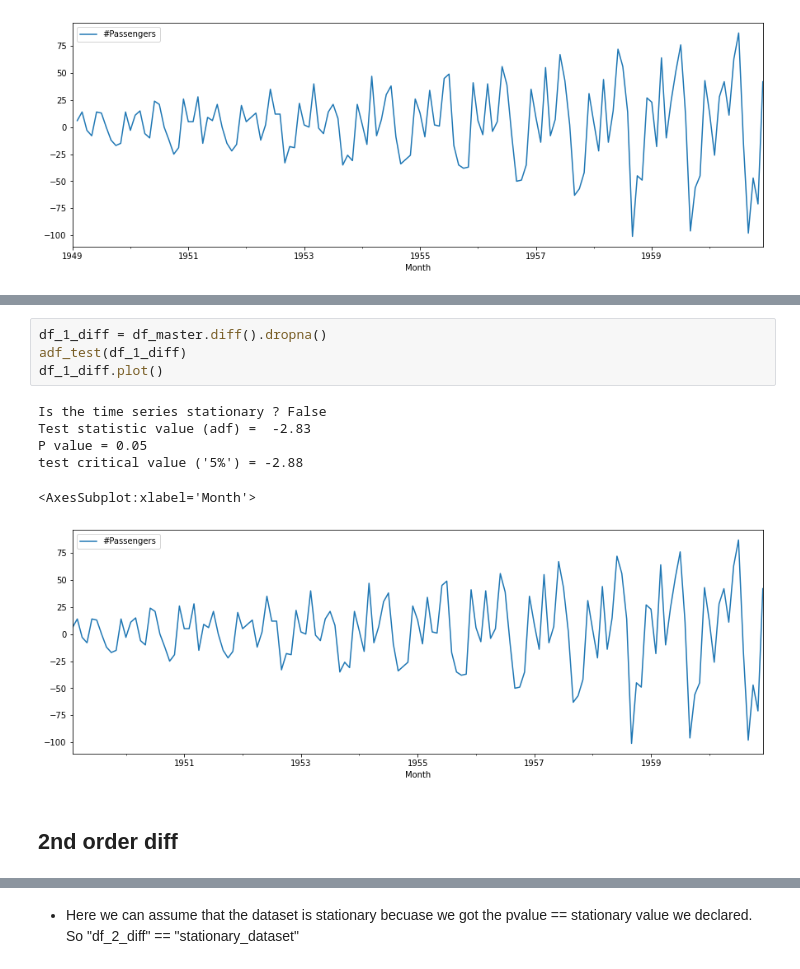
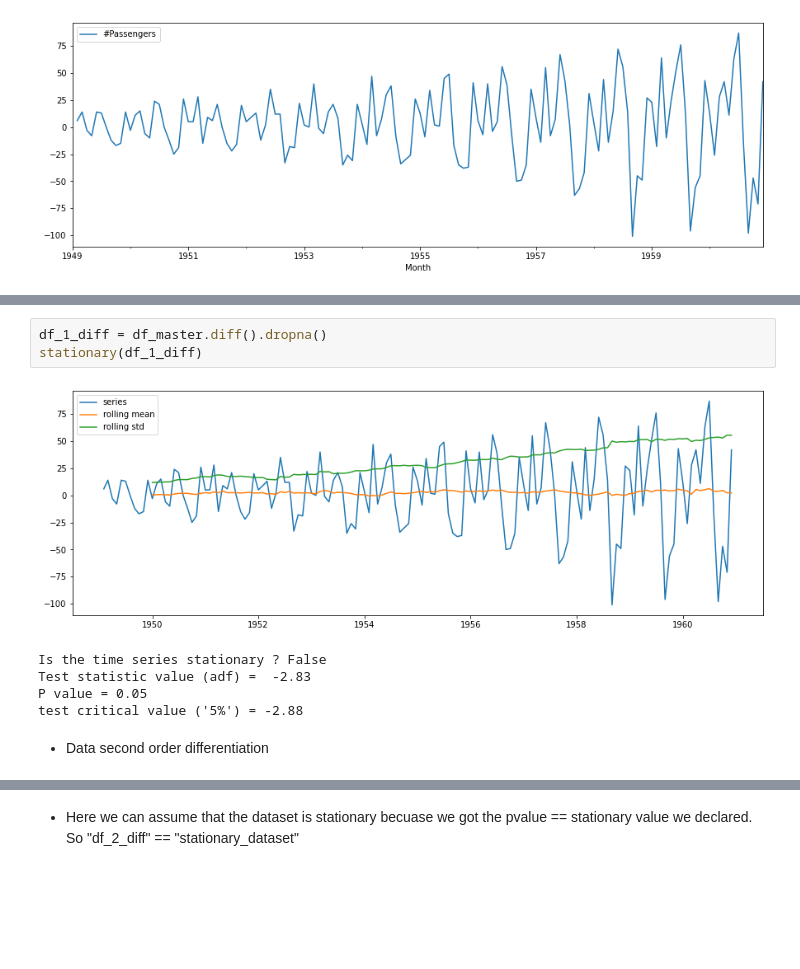
Before and after one commit to Pramod-Kumar808/time_series, a Jupyter notebook: notebook/Project_Notebook.ipynb, the cells around one changed output, grey strips where cells are left out. Cells and saved outputs as stored; diff of their text form; blank space fills up the shorter version.

```diff
--- a/notebook/Project_Notebook.ipynb
+++ b/notebook/Project_Notebook.ipynb
@@ -89,15 +107,13 @@ test critical value ('5%') = -2.88
 # %%
 df_1_diff = df_master.diff().dropna()
-adf_test(df_1_diff)
-df_1_diff.plot()
+stationary(df_1_diff)
 # %% [output]
+[figure, new version]
 Is the time series stationary ? False
 Test statistic value (adf) =  -2.83
 P value = 0.05
 test critical value ('5%') = -2.88
-<AxesSubplot:xlabel='Month'>
-[figure, old version]
-# %% [markdown]
-## 2nd order diff
+# %% [markdown]
+* Data second order differentiation
 # %%
 df_2_diff = df_master.diff(2).dropna()
```
Also changed, not shown: parts of 45 cells of this notebook, 2 other files.
